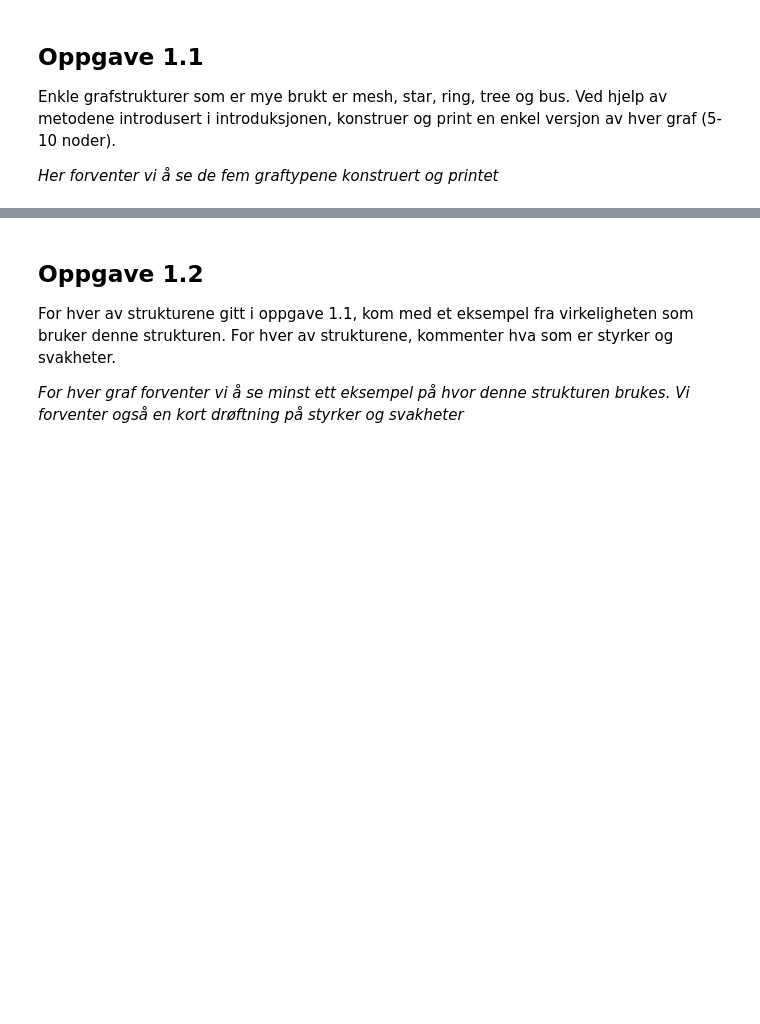
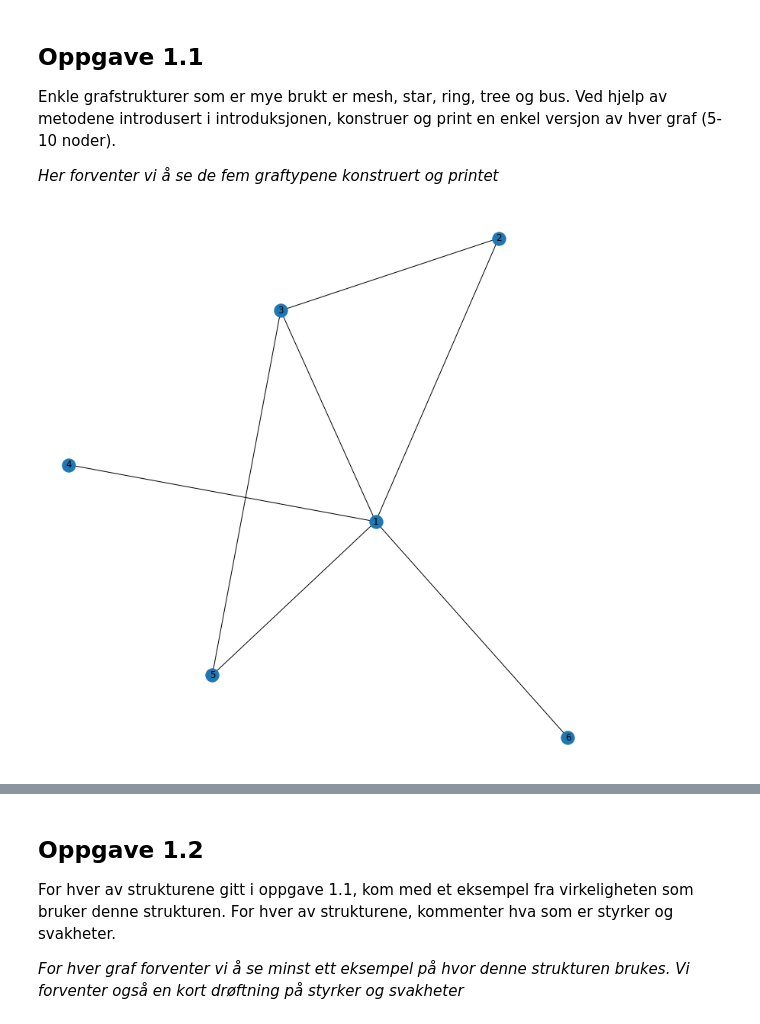
Before and after one commit to Eeaeau/TTM4185, a Jupyter notebook: Oving3-revidert-v1.ipynb, the cells around one changed output, grey strips where cells are left out. Cells and saved outputs as stored; diff of their text form; code cells hidden in the pictures; blank space fills up the shorter version.

Commit message:
1.6: plot completed

```diff
--- a/Oving3-revidert-v1.ipynb
+++ b/Oving3-revidert-v1.ipynb
@@ -128,0 +203,9 @@ Enkle grafstrukturer som er mye brukt er mesh, star, ring, tree og bus. Ved hjel
+# %%
+eksempelgraf = Graph()
+eksempelgraf.add_node(1)
+eksempelgraf.add_nodes_from([2, 3, 4, 5, 6])
+eksempelgraf.add_edge(1, 5)
+eksempelgraf.add_edges_from([(1, 3), (1, 2), (5, 3), (3, 2), (1, 4), (1, 6)])
+eksempelgraf.draw()
+# %% [output]
+[figure, added]
```
Also changed, not shown: parts of 46 cells of this notebook, 1 other file.
